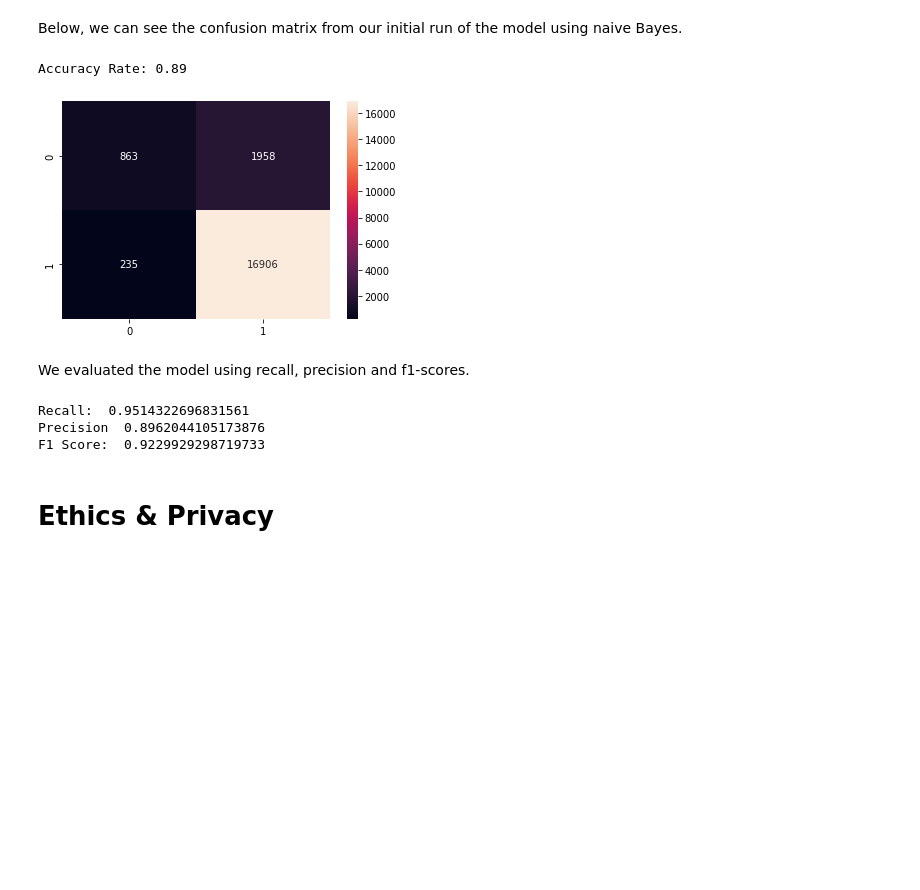
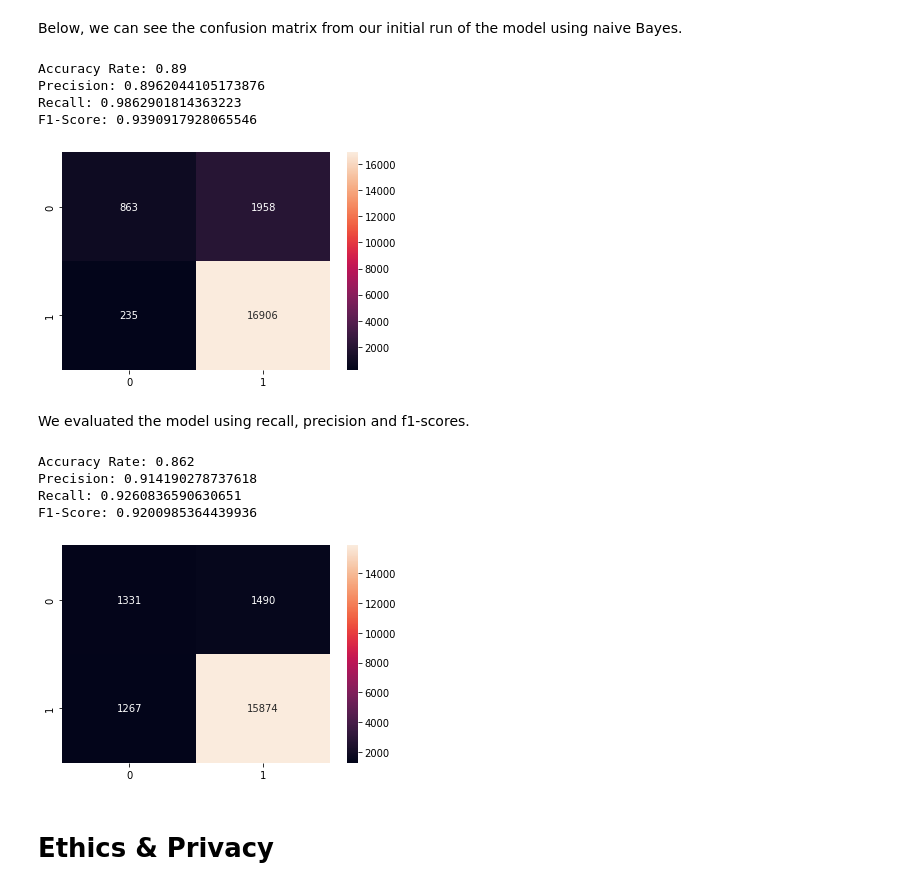
Before and after one commit to lilly-pad/Group025-Sp22, a Jupyter notebook: Checkpoint_group025.ipynb, the cells around one changed output. Saved outputs shown, nothing was run; the diff lists cells and outputs as text; code cells hidden in the pictures; blank space fills up the shorter version.

Commit message:
Added comparison with BernoulliNB

```diff
--- a/Checkpoint_group025.ipynb
+++ b/Checkpoint_group025.ipynb
@@ -182,38 +182,59 @@ predictions_train = classifier.predict(X_train)
 # %% [markdown]
 Below, we can see the confusion matrix from our initial run of the model using naive Bayes.
 # %%
-from sklearn.metrics import confusion_matrix
+from sklearn.metrics import confusion_matrix, precision_score, recall_score, f1_score
 
 cmat = confusion_matrix(y_test, predictions_test)
 
 sns.heatmap(cmat, annot=True, fmt='')
 
 print('Accuracy Rate: {}'.format(round(np.divide(np.sum([cmat[0,0],cmat[1,1]]),np.sum(cmat)), 3)))
+print('Precision: {}'.format(precision_score(y_test, predictions_test)))
+print('Recall: {}'.format(recall_score(y_test, predictions_test)))
+print('F1-Score: {}'.format(f1_score(y_test, predictions_test)))
 # %% [output]
 Accuracy Rate: 0.89
+Precision: 0.8962044105173876
+Recall: 0.9862901814363223
+F1-Score: 0.9390917928065546
 [figure]
 # %% [markdown]
 We evaluated the model using recall, precision and f1-scores.
-# %%
-#Calculating recall
-def recall(true_pos, false_pos, true_neg, false_neg):
-    return true_pos/(true_pos+false_neg)
-
-#Calculating precision
-def precision(true_pos, false_pos, true_neg, false_neg):
-    return true_pos/(true_pos+false_pos)
-
-#Calculating f1-score
-def f1(recall, precision):
-    return 2*((recall*precision)/(recall+precision))
-
-print('Recall: ', recall(16906, 1958, 235, 863))
-print('Precision ', precision(16906, 1958, 235, 863))
-print('F1 Score: ', f1(recall(16906, 1958, 235, 863), precision(16906, 1958, 235, 863)))
-# %% [output]
-Recall:  0.9514322696831561
-Precision  0.8962044105173876
-F1 Score:  0.9229929298719733
+# %%
+from sklearn.naive_bayes import BernoulliNB
+
+X = df_steam['review_text_clean']
+y = df_steam['review_score']
+
+clf2 = Pipeline([
+    ('vect', TfidfVectorizer(max_features=3000, strip_accents='ascii')),
+    ('tfidf', TfidfTransformer()),
+    ('clf', BernoulliNB()),
+    ])
+# %%
+from sklearn.model_selection import train_test_split
+
+X_train, X_test, y_train, y_test = train_test_split(X, y, random_state=42, test_size=0.20)
+
+classifier2 = clf2.fit(X_train, y_train)
+
+predictions_test = classifier2.predict(X_test)
+predictions_train = classifier2.predict(X_train)
+# %%
+cmat = confusion_matrix(y_test, predictions_test)
+
+sns.heatmap(cmat, annot=True, fmt='')
+
+print('Accuracy Rate: {}'.format(round(np.divide(np.sum([cmat[0,0],cmat[1,1]]),np.sum(cmat)), 3)))
+print('Precision: {}'.format(precision_score(y_test, predictions_test)))
+print('Recall: {}'.format(recall_score(y_test, predictions_test)))
+print('F1-Score: {}'.format(f1_score(y_test, predictions_test)))
+# %% [output]
+Accuracy Rate: 0.862
+Precision: 0.914190278737618
+Recall: 0.9260836590630651
+F1-Score: 0.9200985364439936
+[figure, added]
 # %% [markdown]
 # Ethics & Privacy
 # %% [markdown]
```
Also changed, not shown: parts of 2 cells of this notebook.
